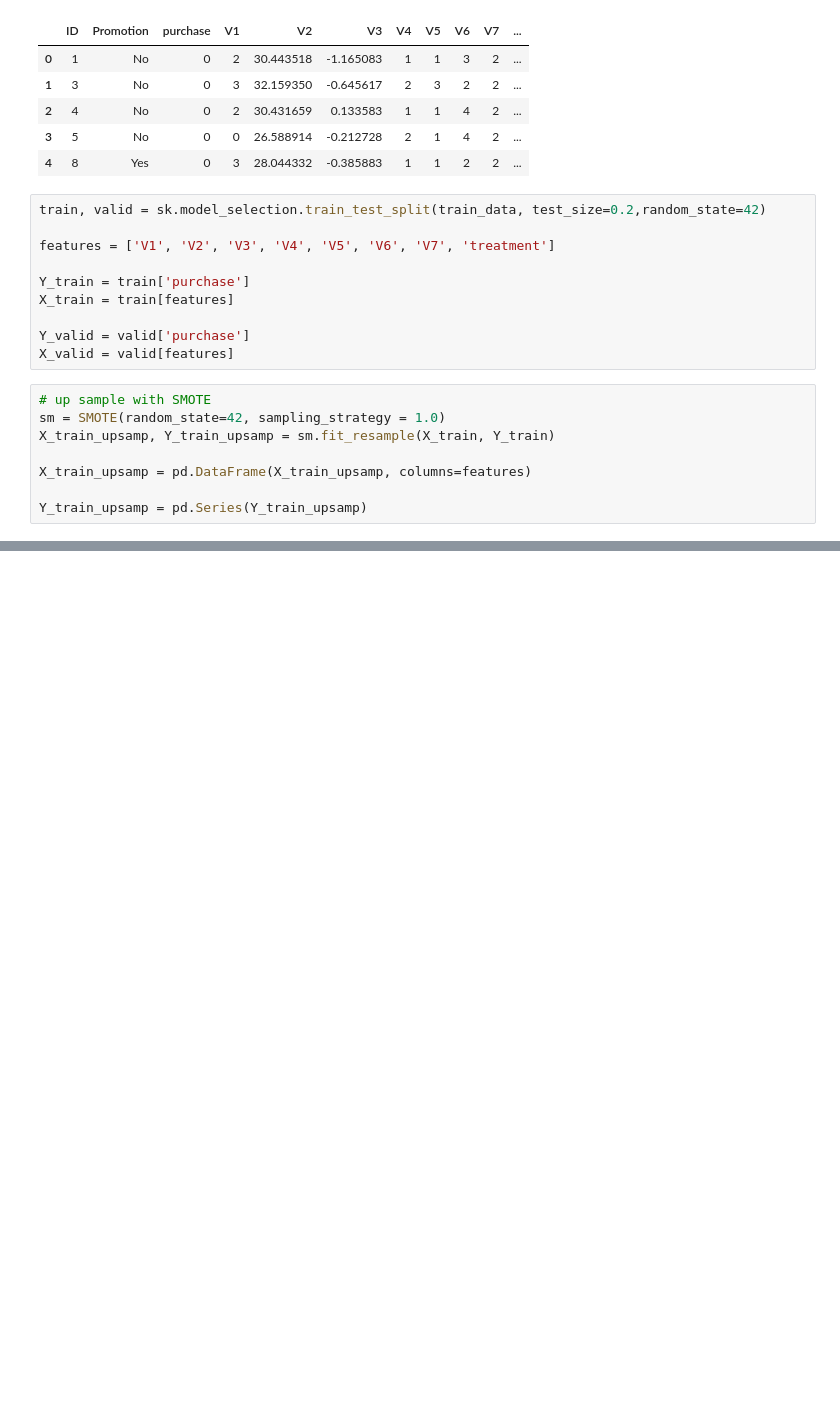
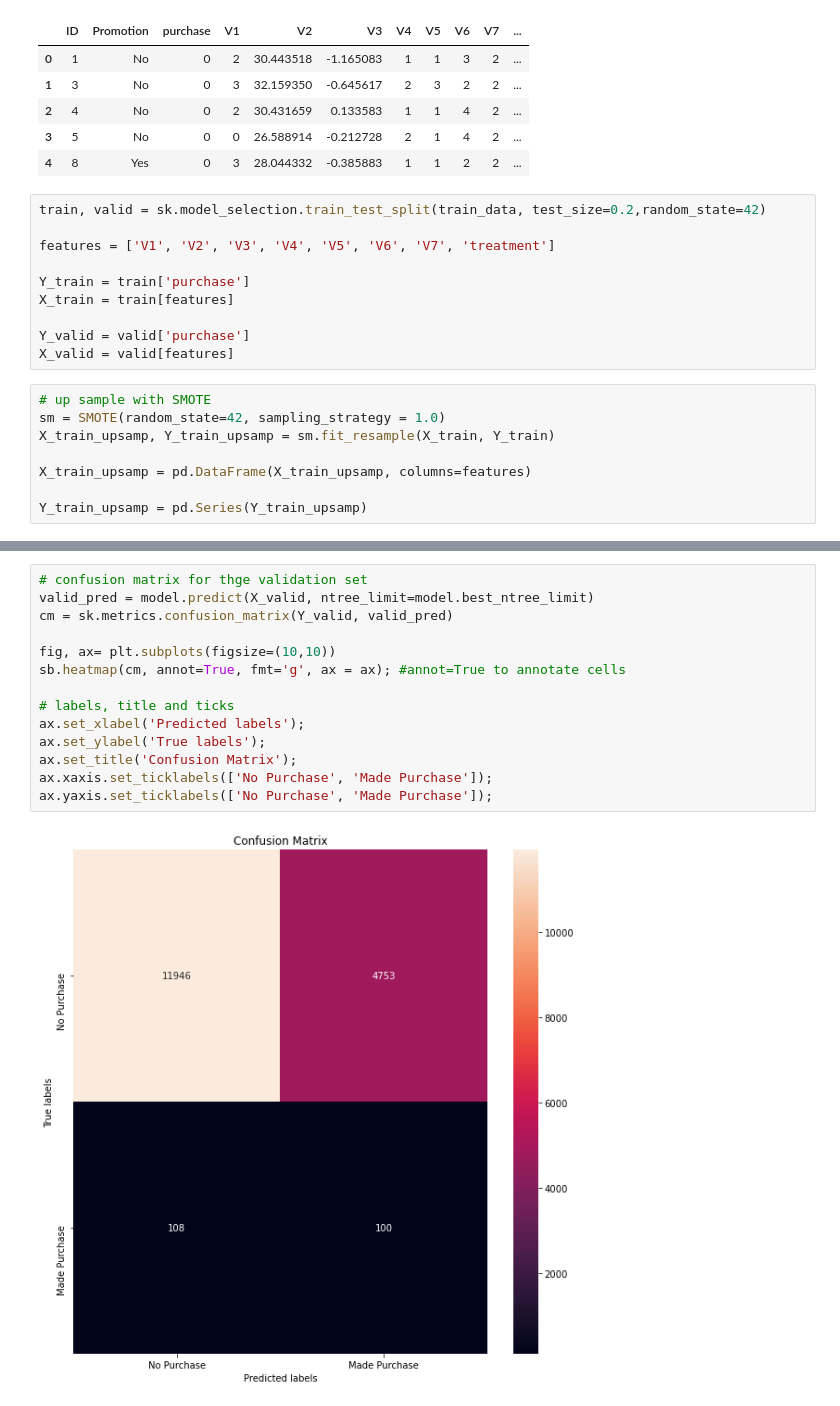
Before and after one commit to pedflotor/Data-Scientist-Nanodegree, a Jupyter notebook: Portfolio Exercises/Starbucks/Starbucks.ipynb, the cells around one changed output, grey strips where cells are left out. Cells and saved outputs as stored; diff of their text form; blank space fills up the shorter version.

Commit message:
feat: Finish third model

```diff
--- a/Portfolio Exercises/Starbucks/Starbucks.ipynb
+++ b/Portfolio Exercises/Starbucks/Starbucks.ipynb
@@ -745,3 +745,19 @@ XGBClassifier(base_score=0.5, booster='gbtree', colsample_bylevel=1,
               reg_alpha=0, reg_lambda=1, scale_pos_weight=1, seed=42,
               silent=True, subsample=1, tree_method='exact',
               validate_parameters=1, verbosity=None)
+# %%
+# confusion matrix for thge validation set
+valid_pred = model.predict(X_valid, ntree_limit=model.best_ntree_limit)
+cm = sk.metrics.confusion_matrix(Y_valid, valid_pred)
+
+fig, ax= plt.subplots(figsize=(10,10))
+sb.heatmap(cm, annot=True, fmt='g', ax = ax); #annot=True to annotate cells
+
+# labels, title and ticks
+ax.set_xlabel('Predicted labels');
+ax.set_ylabel('True labels');
+ax.set_title('Confusion Matrix');
+ax.xaxis.set_ticklabels(['No Purchase', 'Made Purchase']);
+ax.yaxis.set_ticklabels(['No Purchase', 'Made Purchase']);
+# %% [output]
+[figure, added]
```
Also changed, not shown: parts of 9 cells of this notebook.
